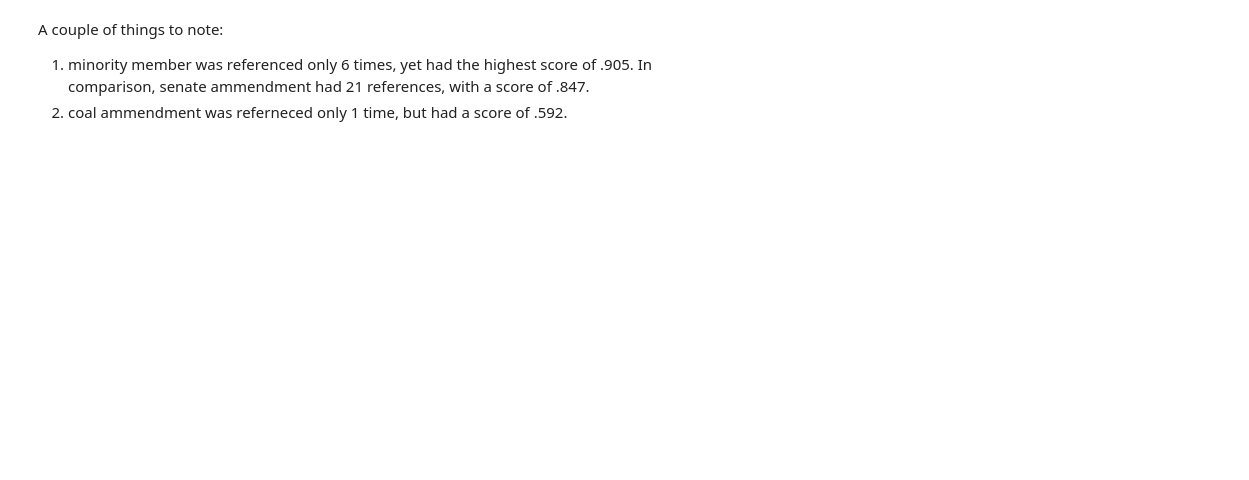
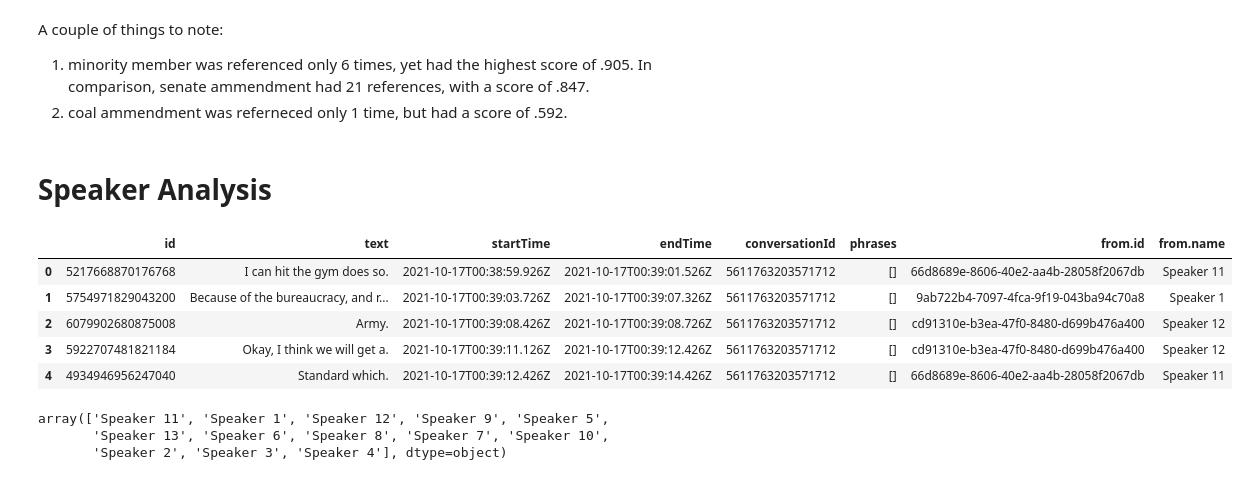
Before and after one commit to Qustom/hearing-room, a Jupyter notebook: analytics/transcripts-example.ipynb, the cells around one changed output. Cells and saved outputs as stored; diff of their text form; code cells hidden in the pictures; blank space fills up the shorter version.

Commit message:
Speaker Analysis

```diff
--- a/analytics/transcripts-example.ipynb
+++ b/analytics/transcripts-example.ipynb
@@ -79,3 +82,21 @@ go.Figure(data=data, layout=layout)
 A couple of things to note:
 1. minority member was referenced only 6 times, yet had the highest score of .905. In comparison, senate ammendment had 21 references, with a score of .847.
 2. coal ammendment was referneced only 1 time, but had a score of .592.
+# %% [markdown]
+# Speaker Analysis
+# %%
+speaker_transcript_df.head()
+# %% [output]
+|  | id | text | startTime | endTime | conversationId | phrases | from.id | from.name |
+| 0 | 5217668870176768 | I can hit the gym does so. | 2021-10-17T00:38:59.926Z | 2021-10-17T00:39:01.526Z | 5611763203571712 | [] | 66d8689e-8606-40e2-aa4b-28058f2067db | Speaker 11 |
+| 1 | 5754971829043200 | Because of the bureaucracy, and r... | 2021-10-17T00:39:03.726Z | 2021-10-17T00:39:07.326Z | 5611763203571712 | [] | 9ab722b4-7097-4fca-9f19-043ba94c70a8 | Speaker 1 |
+| 2 | 6079902680875008 | Army. | 2021-10-17T00:39:08.426Z | 2021-10-17T00:39:08.726Z | 5611763203571712 | [] | cd91310e-b3ea-47f0-8480-d699b476a400 | Speaker 12 |
+| 3 | 5922707481821184 | Okay, I think we will get a. | 2021-10-17T00:39:11.126Z | 2021-10-17T00:39:12.426Z | 5611763203571712 | [] | cd91310e-b3ea-47f0-8480-d699b476a400 | Speaker 12 |
+| 4 | 4934946956247040 | Standard which. | 2021-10-17T00:39:12.426Z | 2021-10-17T00:39:14.426Z | 5611763203571712 | [] | 66d8689e-8606-40e2-aa4b-28058f2067db | Speaker 11 |
+# %%
+# Unique speakers
+speaker_transcript_df["from.name"].unique()
+# %% [output]
+array(['Speaker 11', 'Speaker 1', 'Speaker 12', 'Speaker 9', 'Speaker 5',
+       'Speaker 13', 'Speaker 6', 'Speaker 8', 'Speaker 7', 'Speaker 10',
+       'Speaker 2', 'Speaker 3', 'Speaker 4'], dtype=object)
```
Also changed, not shown: parts of 7 cells of this notebook.
